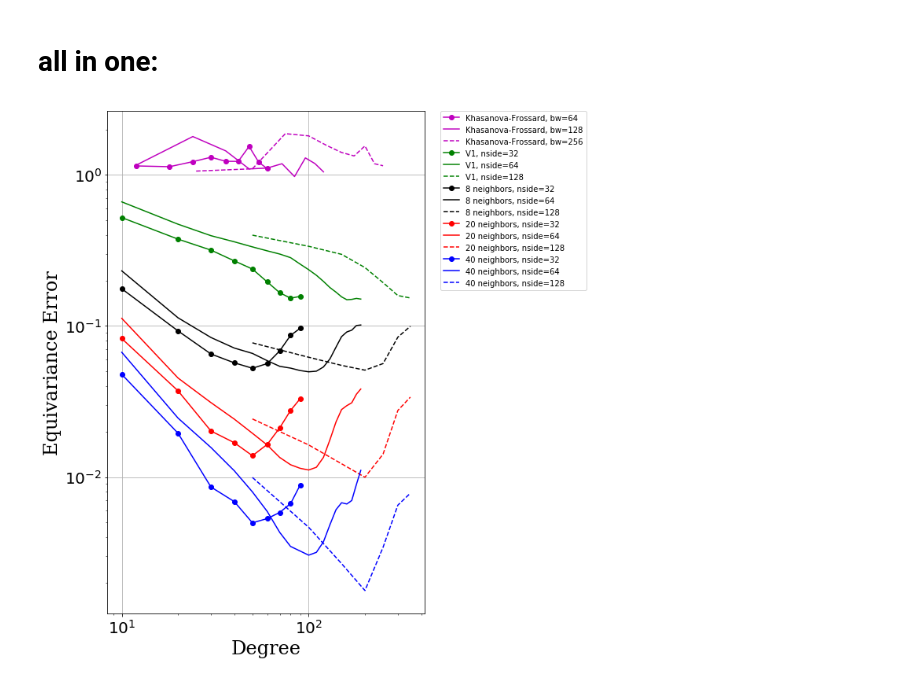
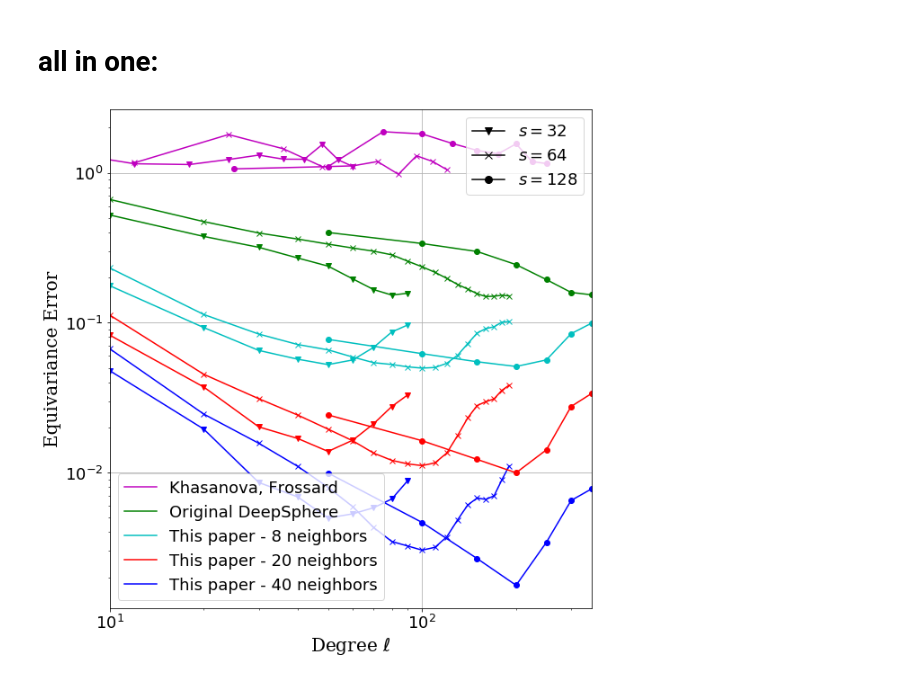
Before and after one commit to deepsphere/paper-deepsphere-iclr2020, a Jupyter notebook: notebooks/Figures.ipynb, the cells around one changed output. Saved outputs shown, nothing was run; the diff lists cells and outputs as text; code cells hidden in the pictures.

```diff
--- a/notebooks/Figures.ipynb
+++ b/notebooks/Figures.ipynb
@@ -326,5 +333,3 @@ plt.show()
 [figure]
 # %% [markdown]
 # all in one:
-# %%
-plt.rcParams['figure.figsize'] = (10, 10)
@@ -331,5 +338,13 @@ plt.rcParams['figure.figsize'] = (10, 10)
 # %%
+from matplotlib.lines import Line2D
+plt.rcParams['figure.figsize'] = (9,9)
 
+font = {'family': 'serif',
+        'color':  'black',
+        'weight': 'normal',
+        'size': 20,
+        }
+matplotlib.rcParams.update({'font.size': 18})
 # -------------- khasanova-Frossard ------------------
 equiv_error_KF = pickle.load(open('khasanova_frossard.pickle', 'rb'))
 degree_step = {
@@ -341,20 +356,20 @@ degree_step = {
 bw = 64
 lmax = bw
 degrees = np.arange(0, lmax, degree_step[bw])
-degrees = degrees[2:]
-plt.loglog(degrees, equiv_error_KF[bw][2:], 'mo-', label="Khasanova-Frossard, bw=64")
+degrees = degrees[1:]
+l1, = plt.loglog(degrees, equiv_error_KF[bw][1:], 'mv-')
 
 bw = 128
 lmax = bw
 degrees = np.arange(0, lmax, degree_step[bw])
 degrees = degrees[1:]
-plt.loglog(degrees, equiv_error_KF[bw][1:], 'm-', label="Khasanova-Frossard, bw=128")
+plt.loglog(degrees, equiv_error_KF[bw][1:], 'mx-', )
 
 bw = 256
 lmax = bw
 degrees = np.arange(0, lmax, degree_step[bw])
 degrees = degrees[1:]
-plt.loglog(degrees, equiv_error_KF[bw][1:], 'm--', label="Khasanova-Frossard, bw=256")
+plt.loglog(degrees, equiv_error_KF[bw][1:], 'mo-', )
 
 
 # ----------------- healpix ----------------------
@@ -364,57 +379,72 @@ degree_step = {
             32: 10,
             64: 10,
             128: 50,
             256: 50,
             512: 100,
             1024: 200,
 }
 
 equiv_error_V1 = pickle.load(open('V1 - ||Lf||.pickle', 'rb'))
 equiv_error_8 = pickle.load(open('V2 - 8 neighbors - ||Lf||.pickle', 'rb'))
 equiv_error_20 = pickle.load(open('V2 - 20 neighbors - ||Lf||.pickle', 'rb'))
 equiv_error_40 = pickle.load(open('V2 - 40 neighbors - ||Lf||.pickle', 'rb'))
 
 nside = 32
 lmax = 3*nside-1
 degrees = np.arange(0, lmax+1, degree_step[nside])
-degrees_32 = degrees[1:]
+degrees = degrees[1:]
+l2, = plt.loglog(degrees, equiv_error_V1[nside][1:], 'gv-', label='V1')
+l3, = plt.loglog(degrees, equiv_error_8[nside][1:], 'cv-', label='8 neighbors')
+l4, = plt.loglog(degrees, equiv_error_20[nside][1:], 'rv-', label='20 neighbors')
+l5, = plt.loglog(degrees, equiv_error_40[nside][1:], 'bv-', label='40 neighbors')
+
 nside = 64
 lmax = 3*nside-1
 degrees = np.arange(0, lmax+1, degree_step[nside])
-degrees_64 = degrees[1:]
+degrees = degrees[1:]
+plt.loglog(degrees, equiv_error_V1[nside][1:], 'gx-', )
+plt.loglog(degrees, equiv_error_8[nside][1:], 'cx-', )
+plt.loglog(degrees, equiv_error_20[nside][1:], 'rx-', )
+plt.loglog(degrees, equiv_error_40[nside][1:], 'bx-', )
+
 nside = 128
 lmax = 3*nside-1
 degrees = np.arange(0, lmax+1, degree_step[nside])
-degrees_128 = degrees[1:]
-
-plt.loglog(degrees_32, equiv_error_V1[32][1:], 'go-',label='V1, nside=32')
-plt.loglog(degrees_64, equiv_error_V1[64][1:], 'g-', label='V1, nside=64')
-plt.loglog(degrees_128, equiv_error_V1[128][1:], 'g--', label='V1, nside=128')
-
-plt.loglog(degrees_32, equiv_error_8[32][1:], 'ko-', label='8 neighbors, nside=32')
-plt.loglog(degrees_64, equiv_error_8[64][1:], 'k-',  label='8 neighbors, nside=64')
-plt.loglog(degrees_128, equiv_error_8[128][1:], 'k--',  label='8 neighbors, nside=128')
-
-
-plt.loglog(degrees_32, equiv_error_20[32][1:], 'ro-', label='20 neighbors, nside=32')
-plt.loglog(degrees_64, equiv_error_20[64][1:], 'r-',  label='20 neighbors, nside=64')
-plt.loglog(degrees_128, equiv_error_20[128][1:], 'r--',  label='20 neighbors, nside=128')
-
-plt.loglog(degrees_32, equiv_error_40[32][1:], 'bo-', label='40 neighbors, nside=32')
-plt.loglog(degrees_64, equiv_error_40[64][1:], 'b-',  label='40 neighbors, nside=64')
-plt.loglog(degrees_128, equiv_error_40[128][1:], 'b--',  label='40 neighbors, nside=128')
-
-
+degrees = degrees[1:]
+plt.loglog(degrees, equiv_error_V1[nside][1:], 'go-')
+plt.loglog(degrees, equiv_error_8[nside][1:], 'co-', )
+plt.loglog(degrees, equiv_error_20[nside][1:], 'ro-', )
+plt.loglog(degrees, equiv_error_40[nside][1:], 'bo-', )
 
 # -------------- final parameters ------------------
 
-plt.xlabel('Degree', fontdict=font)
-plt.ylabel('Equivariance Error', fontdict=font)
-plt.tick_params(axis='both', which='major', labelsize=20)
+plt.xlabel('Degree $\ell$', fontdict=font,)
+plt.ylabel('Equivariance Error', fontdict=font, )
+plt.tick_params(axis='both', which='major')
 plt.grid()
-plt.legend(bbox_to_anchor=(1.05, 1), loc=2, borderaxespad=0., prop={'size':10})
+plt.xlim([10,np.max(degrees)])
+# plt.legend(prop={'size': 20})
+ax =plt.gca()
+legend_elements_1 = [Line2D([0], [0], color='m', marker='', markersize=8),
+                     Line2D([0], [0], color='g', marker='', markersize=8),
+                     Line2D([0], [0], color='c', marker='', markersize=8),
+                   Line2D([0], [0], color='r', marker='', markersize=8),
+                   Line2D([0], [0], color='b', marker='', markersize=8)]
+# Add first legend:  only labeled data is included
+leg1 = ax.legend(legend_elements_1,['Khasanova, Frossard','Original DeepSphere', 'This paper - 8 neighbors', 'This paper - 20 neighbors', 'This paper - 40 neighbors'], loc='lower left')
+# Add second legend for the maxes and mins.
+# leg1 will be removed from figure
+legend_elements_2 = [Line2D([0], [0], color='k', marker='v', markersize=8),
+                   Line2D([0], [0], color='k', marker='x', markersize=8),
+                   Line2D([0], [0], color='k', marker='o', markersize=8)]
+
+leg2 = ax.legend(legend_elements, ['$s=32$', '$s=64$', '$s=128$'],loc='upper right')
+# Manually add the first legend back
+ax.add_artist(leg1)
 plt.tight_layout()
 plt.savefig("all_in_one.pdf")
 plt.show()
+
+matplotlib.rcParams.update({'font.size': 10})
 # %% [output]
-[figure, old version]
+[figure, new version]
```
Also changed, not shown: parts of 2 cells of this notebook, 1 other file.
